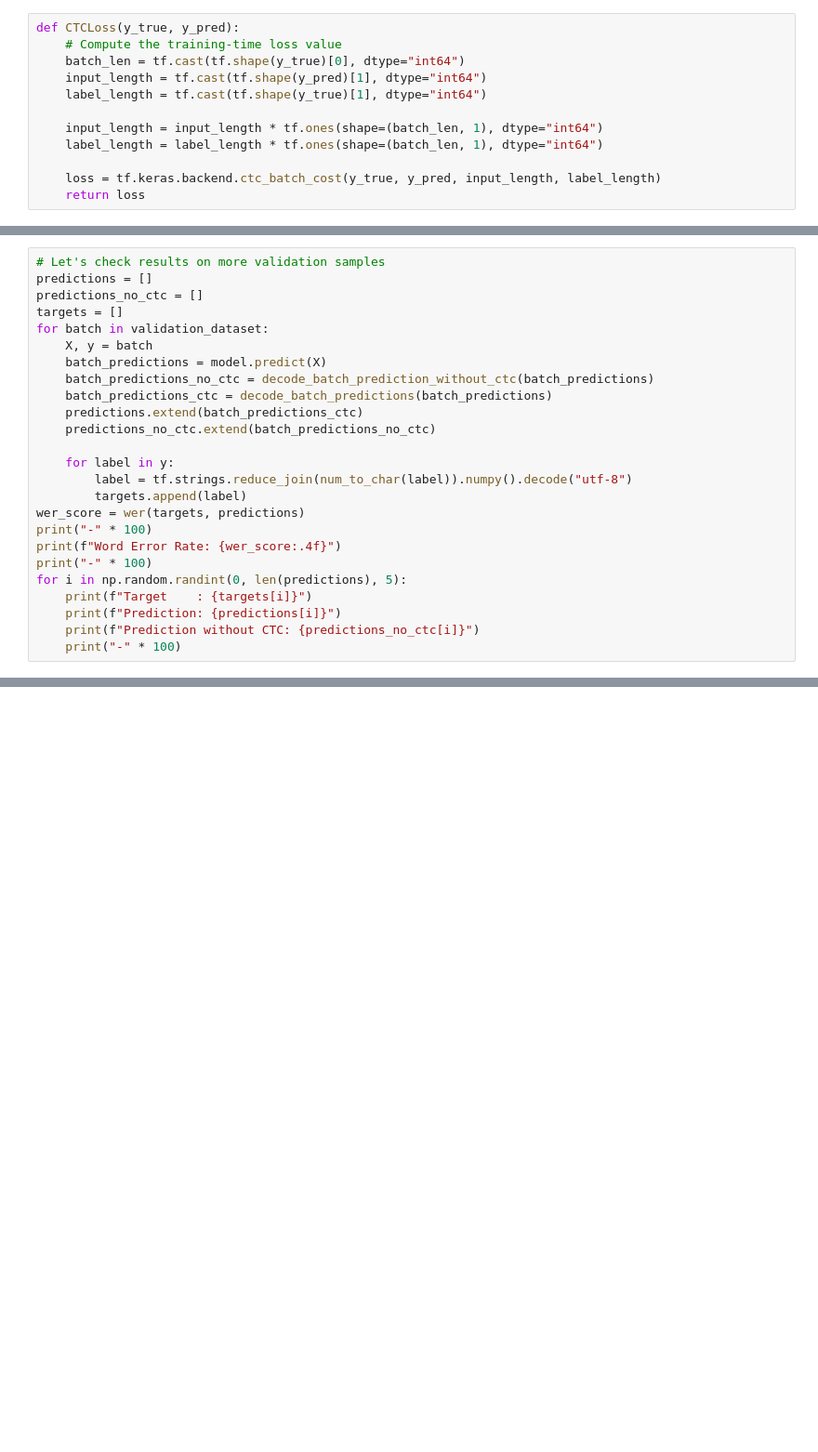
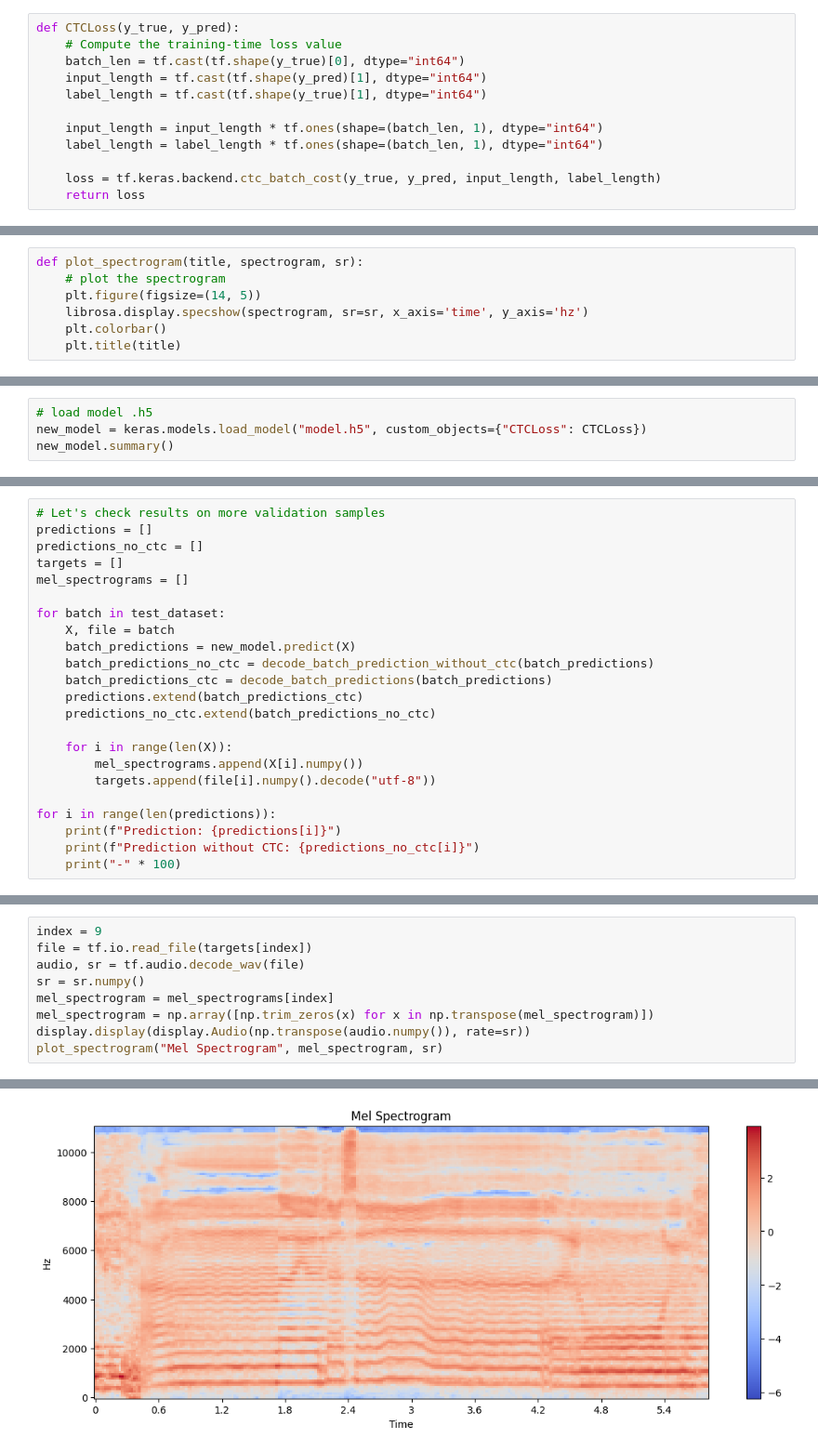
Before and after one commit to progantara/preprocessing-analisis-qr-tr-indo, a Jupyter notebook: inference.ipynb, the cells around one changed output, grey strips where cells are left out. Shown at 93% size. Drawn from its saved outputs; the diff is of its cells as text; blank space fills up the shorter version.

Commit message:
mod: inference and load save model

```diff
--- a/inference.ipynb
+++ b/inference.ipynb
@@ -259,0 +121,7 @@ model.load_weights("model156.h5")
+# %%
+def plot_spectrogram(title, spectrogram, sr):
+    # plot the spectrogram
+    plt.figure(figsize=(14, 5))
+    librosa.display.specshow(spectrogram, sr=sr, x_axis='time', y_axis='hz')
+    plt.colorbar()
+    plt.title(title)
@@ -259,0 +173,4 @@ model.load_weights("model156.h5")
+# %%
+# load model .h5
+new_model = keras.models.load_model("model.h5", custom_objects={"CTCLoss": CTCLoss})
+new_model.summary()
@@ -262,23 +197,21 @@ model.load_weights("model156.h5")
 predictions = []
 predictions_no_ctc = []
 targets = []
-for batch in validation_dataset:
-    X, y = batch
-    batch_predictions = model.predict(X)
+mel_spectrograms = []
+
+for batch in test_dataset:
+    X, file = batch
+    batch_predictions = new_model.predict(X)
     batch_predictions_no_ctc = decode_batch_prediction_without_ctc(batch_predictions)
     batch_predictions_ctc = decode_batch_predictions(batch_predictions)
     predictions.extend(batch_predictions_ctc)
     predictions_no_ctc.extend(batch_predictions_no_ctc)
 
-    for label in y:
-        label = tf.strings.reduce_join(num_to_char(label)).numpy().decode("utf-8")
-        targets.append(label)
-wer_score = wer(targets, predictions)
-print("-" * 100)
-print(f"Word Error Rate: {wer_score:.4f}")
-print("-" * 100)
-for i in np.random.randint(0, len(predictions), 5):
-    print(f"Target    : {targets[i]}")
+    for i in range(len(X)):
+        mel_spectrograms.append(X[i].numpy())
+        targets.append(file[i].numpy().decode("utf-8"))
+
+for i in range(len(predictions)):
     print(f"Prediction: {predictions[i]}")
     print(f"Prediction without CTC: {predictions_no_ctc[i]}")
     print("-" * 100)
@@ -284,0 +236,10 @@ for i in np.random.randint(0, len(predictions), 5):
+# %%
+index = 9
+file = tf.io.read_file(targets[index])
+audio, sr = tf.audio.decode_wav(file)
+sr = sr.numpy()
+mel_spectrogram = mel_spectrograms[index]
+mel_spectrogram = np.array([np.trim_zeros(x) for x in np.transpose(mel_spectrogram)])
+display.display(display.Audio(np.transpose(audio.numpy()), rate=sr))
+plot_spectrogram("Mel Spectrogram", mel_spectrogram, sr)
+# %% [output]
@@ -284,0 +247 @@ for i in np.random.randint(0, len(predictions), 5):
+[figure, added]
```
Also changed, not shown: parts of 21 cells of this notebook, 1 other file.
